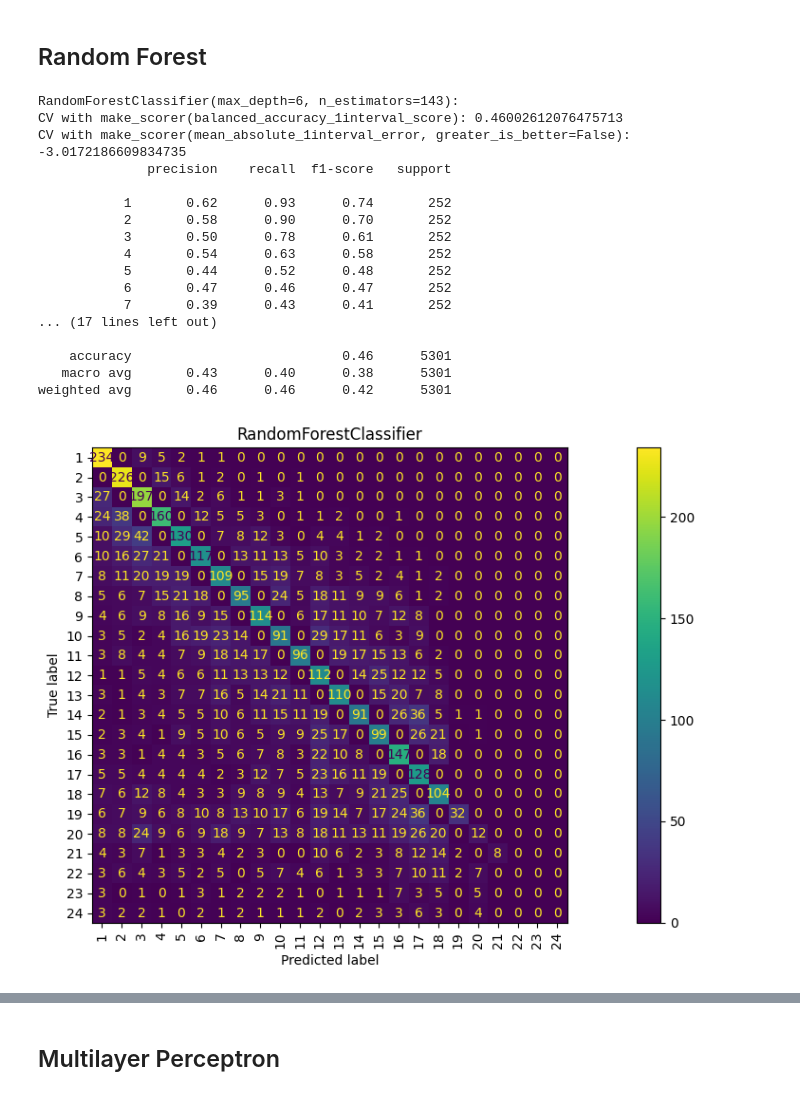
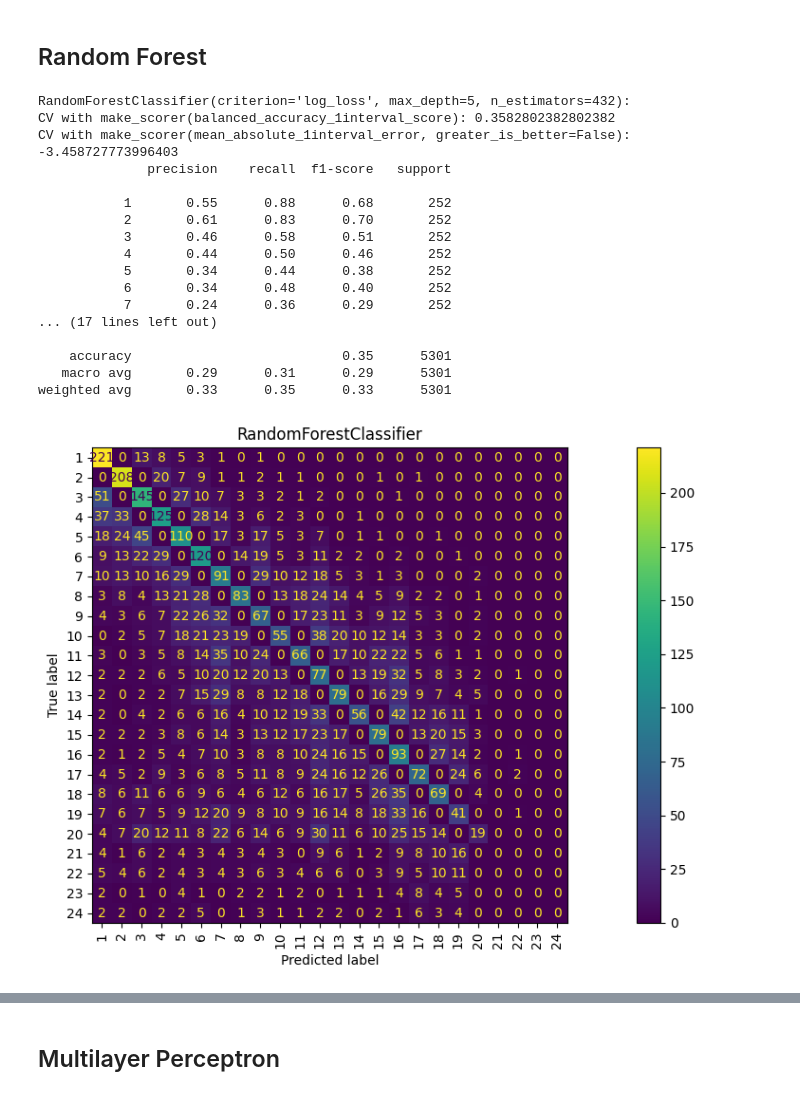
Before and after one commit to pabramber01/F1-Prediction, a Jupyter notebook: f1_prediction/adding_data/model_validation_add_posvar.ipynb, the cells around one changed output, grey strips where cells are left out. Saved outputs shown, nothing was run; the diff lists cells and outputs as text; code cells hidden in the pictures.

Commit message:
(fix) Future attributes
Some attributes were adapted so they dont give info about future, such
as driverWins, constructorWins, driverPosI, etc.

```diff
--- a/f1_prediction/adding_data/model_validation_add_posvar.ipynb
+++ b/f1_prediction/adding_data/model_validation_add_posvar.ipynb
@@ -231,60 +234,59 @@ weighted avg       0.37      0.35      0.33      5301
 # %%
 X_selected = X[
     [
+        "carNumber",
         "positionGrid",
         "driverRef",
-        "driverNationality",
         "constructorNationality",
-        "grandPrix",
-        "circuitRef",
+        "raceRound",
         "driverWins",
-        "constructorWins",
-        "q1",
         "qMin",
         "qMax",
         "qAvg",
         "driverAgeStarted",
         "driverExpYear",
         "driverExpRace",
         "driverPodiums",
         "driverPos2",
         "driverPos3",
         "driverPos4",
         "driverPos5",
         "driverPos6",
         "driverPos7",
         "driverPos8",
         "driverPos9",
         "driverPos10",
         "driverPos11",
         "driverPos12",
         "driverPos13",
         "driverPos14",
         "driverPos15",
         "driverPos16",
         "driverPos17",
         "driverPos18",
     ]
 ]
-random_forest = RandomForestClassifier(max_depth=6, n_estimators=143, criterion="gini")
+random_forest = RandomForestClassifier(
+    max_depth=5, n_estimators=432, criterion="log_loss"
+)
 model_test((random_forest,), X_selected, y, tscv, scorers=scorers, interval=1)
 # %% [output]
-RandomForestClassifier(max_depth=6, n_estimators=143):
-CV with make_scorer(balanced_accuracy_1interval_score): 0.46002612076475713
-CV with make_scorer(mean_absolute_1interval_error, greater_is_better=False): -3.0172186609834735
+RandomForestClassifier(criterion='log_loss', max_depth=5, n_estimators=432):
+CV with make_scorer(balanced_accuracy_1interval_score): 0.3582802382802382
+CV with make_scorer(mean_absolute_1interval_error, greater_is_better=False): -3.458727773996403
               precision    recall  f1-score   support
 
-           1       0.62      0.93      0.74       252
-           2       0.58      0.90      0.70       252
-           3       0.50      0.78      0.61       252
-           4       0.54      0.63      0.58       252
-           5       0.44      0.52      0.48       252
-           6       0.47      0.46      0.47       252
-           7       0.39      0.43      0.41       252
+           1       0.55      0.88      0.68       252
+           2       0.61      0.83      0.70       252
+           3       0.46      0.58      0.51       252
+           4       0.44      0.50      0.46       252
+           5       0.34      0.44      0.38       252
+           6       0.34      0.48      0.40       252
+           7       0.24      0.36      0.29       252
 ... (17 lines left out)
 
-    accuracy                           0.46      5301
-   macro avg       0.43      0.40      0.38      5301
-weighted avg       0.46      0.46      0.42      5301
+    accuracy                           0.35      5301
+   macro avg       0.29      0.31      0.29      5301
+weighted avg       0.33      0.35      0.33      5301
-[figure, old version]
+[figure, new version]
 # %%
```
Also changed, not shown: parts of 8 cells of this notebook, 41 other files.
